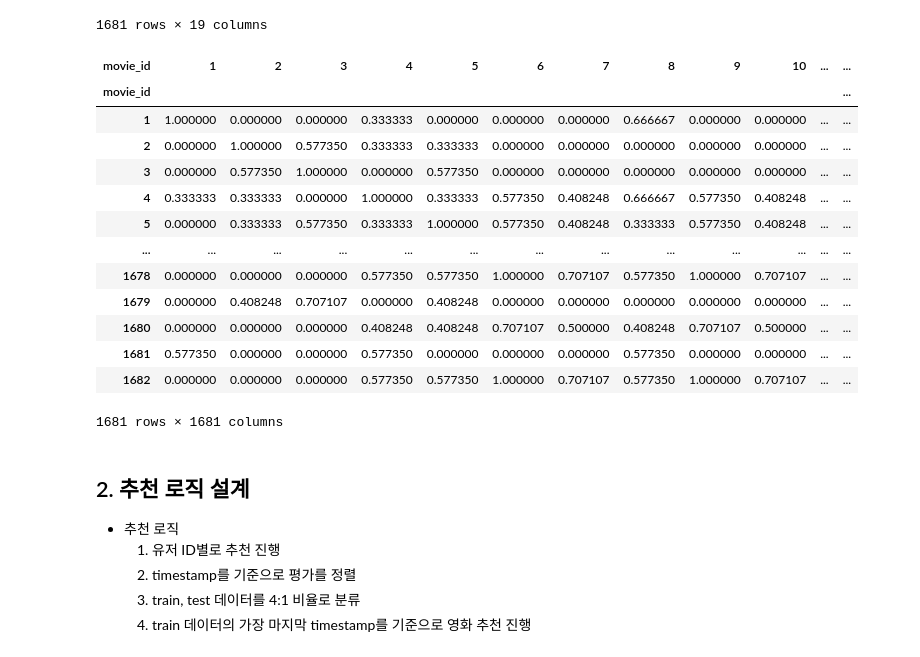
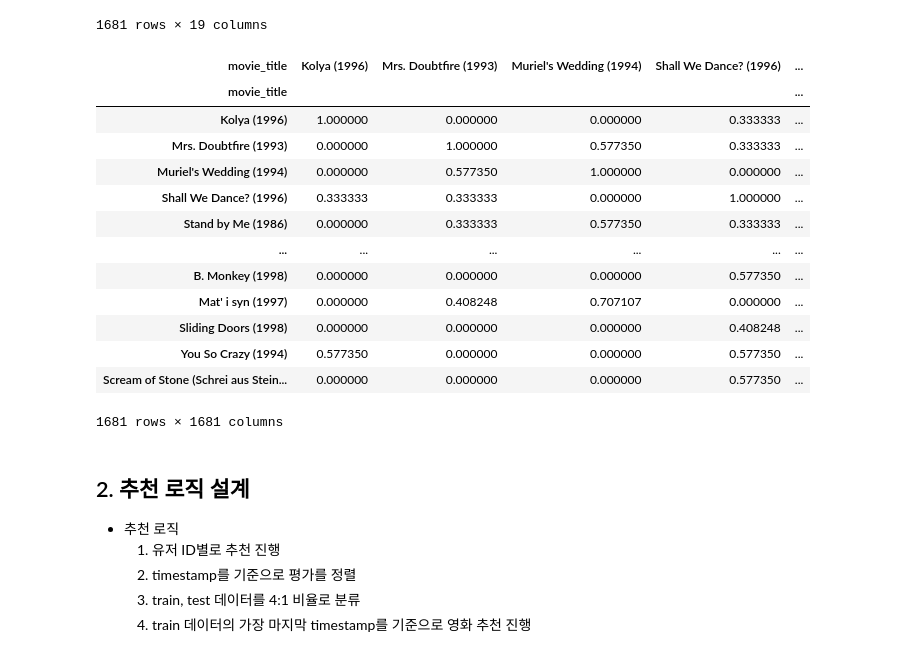
Before and after one commit to donghwi2022/ds-sa-cp02, a Jupyter notebook: ds_sa_cp2_신동휘.ipynb, the cells around one changed output. Saved outputs shown, nothing was run; the diff lists cells and outputs as text; code cells hidden in the pictures.

```diff
--- a/ds_sa_cp2_신동휘.ipynb
+++ b/ds_sa_cp2_신동휘.ipynb
@@ -211,22 +211,22 @@ movie_cntvect
 1681 rows × 19 columns
 # %%
 # 코사인 유사도 계산
-cos_sim = pd.DataFrame(cosine_similarity(movie_cntvect, movie_cntvect), index=movie_df.movie_id, columns=movie_df.movie_id)
-cos_sim
+movie_similarity = pd.DataFrame(cosine_similarity(movie_cntvect, movie_cntvect), index=movie_df.movie_title, columns=movie_df.movie_title)
+movie_similarity
 # %% [output]
-| movie_id | 1 | 2 | 3 | 4 | 5 | 6 | 7 | 8 | 9 | 10 | ... | ... |
-| movie_id |  |  |  |  |  |  |  |  |  |  |  | ... |
-| 1 | 1.000000 | 0.000000 | 0.000000 | 0.333333 | 0.000000 | 0.000000 | 0.000000 | 0.666667 | 0.000000 | 0.000000 | ... | ... |
-| 2 | 0.000000 | 1.000000 | 0.577350 | 0.333333 | 0.333333 | 0.000000 | 0.000000 | 0.000000 | 0.000000 | 0.000000 | ... | ... |
-| 3 | 0.000000 | 0.577350 | 1.000000 | 0.000000 | 0.577350 | 0.000000 | 0.000000 | 0.000000 | 0.000000 | 0.000000 | ... | ... |
-| 4 | 0.333333 | 0.333333 | 0.000000 | 1.000000 | 0.333333 | 0.577350 | 0.408248 | 0.666667 | 0.577350 | 0.408248 | ... | ... |
-| 5 | 0.000000 | 0.333333 | 0.577350 | 0.333333 | 1.000000 | 0.577350 | 0.408248 | 0.333333 | 0.577350 | 0.408248 | ... | ... |
-| ... | ... | ... | ... | ... | ... | ... | ... | ... | ... | ... | ... | ... |
-| 1678 | 0.000000 | 0.000000 | 0.000000 | 0.577350 | 0.577350 | 1.000000 | 0.707107 | 0.577350 | 1.000000 | 0.707107 | ... | ... |
-| 1679 | 0.000000 | 0.408248 | 0.707107 | 0.000000 | 0.408248 | 0.000000 | 0.000000 | 0.000000 | 0.000000 | 0.000000 | ... | ... |
-| 1680 | 0.000000 | 0.000000 | 0.000000 | 0.408248 | 0.408248 | 0.707107 | 0.500000 | 0.408248 | 0.707107 | 0.500000 | ... | ... |
-| 1681 | 0.577350 | 0.000000 | 0.000000 | 0.577350 | 0.000000 | 0.000000 | 0.000000 | 0.577350 | 0.000000 | 0.000000 | ... | ... |
-| 1682 | 0.000000 | 0.000000 | 0.000000 | 0.577350 | 0.577350 | 1.000000 | 0.707107 | 0.577350 | 1.000000 | 0.707107 | ... | ... |
+| movie_title | Kolya (1996) | Mrs. Doubtfire (1993) | Muriel's Wedding (1994) | Shall We Dance? (1996) | ... |
+| movie_title |  |  |  |  | ... |
+| Kolya (1996) | 1.000000 | 0.000000 | 0.000000 | 0.333333 | ... |
+| Mrs. Doubtfire (1993) | 0.000000 | 1.000000 | 0.577350 | 0.333333 | ... |
+| Muriel's Wedding (1994) | 0.000000 | 0.577350 | 1.000000 | 0.000000 | ... |
+| Shall We Dance? (1996) | 0.333333 | 0.333333 | 0.000000 | 1.000000 | ... |
+| Stand by Me (1986) | 0.000000 | 0.333333 | 0.577350 | 0.333333 | ... |
+| ... | ... | ... | ... | ... | ... |
+| B. Monkey (1998) | 0.000000 | 0.000000 | 0.000000 | 0.577350 | ... |
+| Mat' i syn (1997) | 0.000000 | 0.408248 | 0.707107 | 0.000000 | ... |
+| Sliding Doors (1998) | 0.000000 | 0.000000 | 0.000000 | 0.408248 | ... |
+| You So Crazy (1994) | 0.577350 | 0.000000 | 0.000000 | 0.577350 | ... |
+| Scream of Stone (Schrei aus Stein... | 0.000000 | 0.000000 | 0.000000 | 0.577350 | ... |
 1681 rows × 1681 columns
 # %% [markdown]
 ## 2. 추천 로직 설계
```
Also changed, not shown: parts of 18 cells of this notebook.
